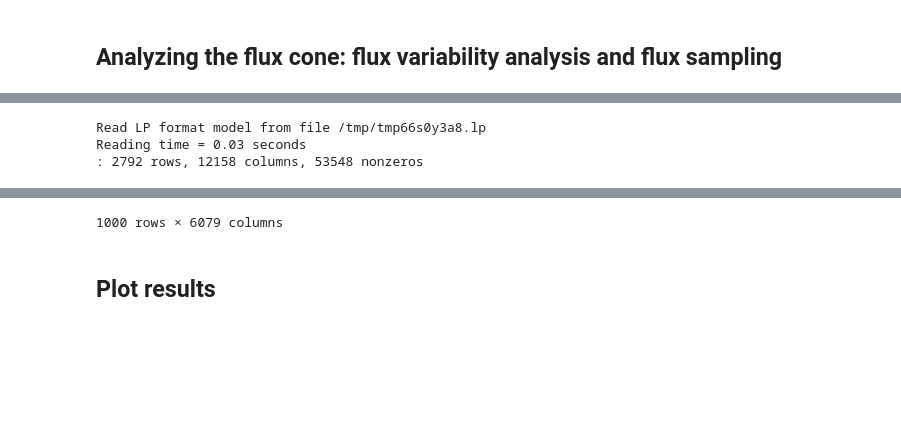
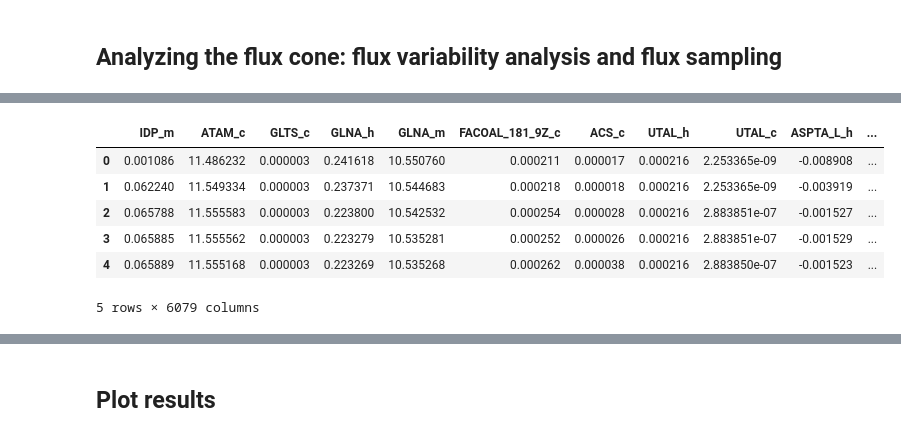
Before and after one commit to Robaina/Phycogem, a Jupyter notebook: docs/0_basic_examples.ipynb, the cells around one changed output, grey strips where cells are left out. Drawn from its saved outputs; the diff is of its cells as text; code cells hidden in the pictures; blank space fills up the shorter version.

```diff
--- a/docs/0_basic_examples.ipynb
+++ b/docs/0_basic_examples.ipynb
@@ -167,10 +163,14 @@ fva
 # %%
-sample = gem.sample_flux_space(n_samples=1000, n_processes=14)
+# sample = gem.sample_flux_space(n_samples=1000, n_processes=14)
 # sample.to_csv("../results/flux_samples/ps_photoeuk_noSK.csv")
 
 sample = pd.read_csv("../results/flux_samples/iTps1432_high.csv", index_col=0)
-sample
+sample.head()
 # %% [output]
+|  | IDP_m | ATAM_c | GLTS_c | GLNA_h | GLNA_m | FACOAL_181_9Z_c | ACS_c | UTAL_h | UTAL_c | ASPTA_L_h | ... |
+| 0 | 0.001086 | 11.486232 | 0.000003 | 0.241618 | 10.550760 | 0.000211 | 0.000017 | 0.000216 | 2.253365e-09 | -0.008908 | ... |
+| 1 | 0.062240 | 11.549334 | 0.000003 | 0.237371 | 10.544683 | 0.000218 | 0.000018 | 0.000216 | 2.253365e-09 | -0.003919 | ... |
+| 2 | 0.065788 | 11.555583 | 0.000003 | 0.223800 | 10.542532 | 0.000254 | 0.000028 | 0.000216 | 2.883851e-07 | -0.001527 | ... |
+| 3 | 0.065885 | 11.555562 | 0.000003 | 0.223279 | 10.535281 | 0.000252 | 0.000026 | 0.000216 | 2.883851e-07 | -0.001529 | ... |
+| 4 | 0.065889 | 11.555168 | 0.000003 | 0.223269 | 10.535268 | 0.000262 | 0.000038 | 0.000216 | 2.883850e-07 | -0.001523 | ... |
-Read LP format model from file /tmp/tmp66s0y3a8.lp
-Reading time = 0.03 seconds
-: 2792 rows, 12158 columns, 53548 nonzeros
+5 rows × 6079 columns
@@ -189,3 +177,2 @@ Reading time = 0.03 seconds
-1000 rows × 6079 columns
 # %% [markdown]
 ## Plot results
```
Also changed, not shown: parts of 17 cells of this notebook, 10 other files.
